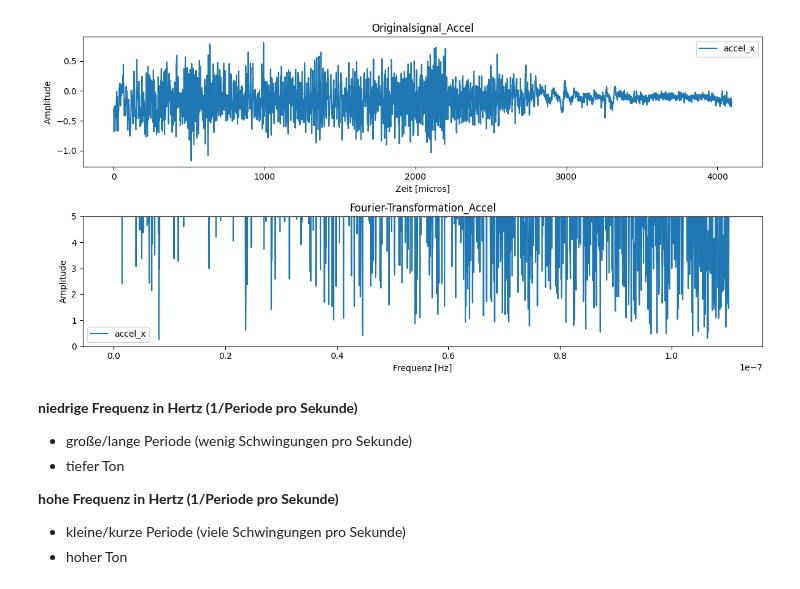
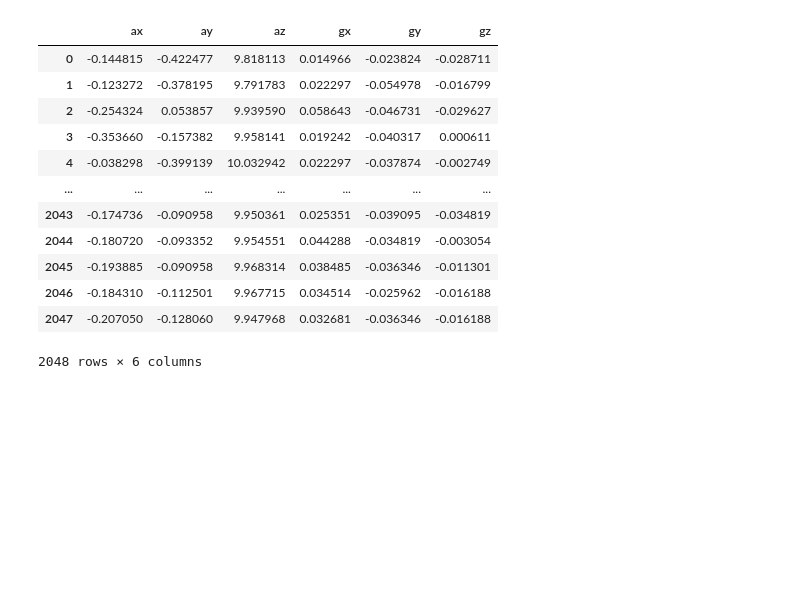
Before and after one commit to charlotte-strg/IMU_Audit, a Jupyter notebook: src/runs_on_pc/fft_plot.ipynb, the cells around one changed output. Saved outputs shown, nothing was run; the diff lists cells and outputs as text; code cells hidden in the pictures; blank space fills up the shorter version.

```diff
--- a/src/runs_on_pc/fft_plot.ipynb
+++ b/src/runs_on_pc/fft_plot.ipynb
@@ -144,45 +7,18 @@ accel_fourier_data
-# %%
-# Plotten des Originalsignals für gyrowerte
-plt.figure(figsize=(12, 6))
-
-plt.subplot(2, 1, 1)
-for signal in accel_columns[:1]:
-    # plt.scatter(sample_1024['time_micros'], signal, s=1)
-    plt.plot(signal)
-plt.title('Originalsignal_Accel')
-plt.xlabel('Zeit [micros]')
-plt.ylabel('Amplitude')
-plt.legend(['accel_x', 'accel_y', 'accel_z'])
-
-
-# Plotten der Fourier-Transformation (Amplitude)
-plt.subplot(2, 1, 2)
-for x_freq, y_fourier in accel_fourier_data[:1]:
-    # abs -> betrag
-    # plt.scatter(x_freq, np.abs(y_fourier), s=1)
-    plt.plot(x_freq, np.abs(y_fourier))
-plt.title('Fourier-Transformation_Accel')
-plt.xlabel('Frequenz [Hz]')
-plt.ylabel('Amplitude')
-# plt.xlim(0, .0000006)  # Fokus auf den interessanten Frequenzbereich
-plt.ylim(0, 5)  # Fokus auf den interessanten Frequenzbereich
-
-# plt.xscale('log')
-# plt.yscale('log')
-
-plt.legend(['accel_x', 'accel_y', 'accel_z'])
-
-
-
-plt.tight_layout()
-plt.show()
-# %% [output]
-[figure, removed]
-# %% [markdown]
-**niedrige Frequenz in Hertz (1/Periode pro Sekunde)**
-- große/lange Periode (wenig Schwingungen pro Sekunde)
-- tiefer Ton
-
-**hohe Frequenz in Hertz (1/Periode pro Sekunde)**
-- kleine/kurze Periode (viele Schwingungen pro Sekunde)
-- hoher Ton
+# %%
+sample_2048 = pd.read_csv('C:/Users/charl/Desktop/Uni_Leipzig/MA/Code/PlatformIO/IMU_Audit/MA_files/Recherche/Ergebnisse/PID_tests/drift_log_fft.txt', delim_whitespace=True, header = 0)
+sample_2048 = sample_2048.apply(pd.to_numeric, errors="coerce")  # Wandelt alle Spalten in Float um
+sample_2048
+# %% [output]
+|  | ax | ay | az | gx | gy | gz |
+| 0 | -0.144815 | -0.422477 | 9.818113 | 0.014966 | -0.023824 | -0.028711 |
+| 1 | -0.123272 | -0.378195 | 9.791783 | 0.022297 | -0.054978 | -0.016799 |
+| 2 | -0.254324 | 0.053857 | 9.939590 | 0.058643 | -0.046731 | -0.029627 |
+| 3 | -0.353660 | -0.157382 | 9.958141 | 0.019242 | -0.040317 | 0.000611 |
+| 4 | -0.038298 | -0.399139 | 10.032942 | 0.022297 | -0.037874 | -0.002749 |
+| ... | ... | ... | ... | ... | ... | ... |
+| 2043 | -0.174736 | -0.090958 | 9.950361 | 0.025351 | -0.039095 | -0.034819 |
+| 2044 | -0.180720 | -0.093352 | 9.954551 | 0.044288 | -0.034819 | -0.003054 |
+| 2045 | -0.193885 | -0.090958 | 9.968314 | 0.038485 | -0.036346 | -0.011301 |
+| 2046 | -0.184310 | -0.112501 | 9.967715 | 0.034514 | -0.025962 | -0.016188 |
+| 2047 | -0.207050 | -0.128060 | 9.947968 | 0.032681 | -0.036346 | -0.016188 |
+2048 rows × 6 columns
```
Also changed, not shown: parts of 13 cells of this notebook, 11 other files.
